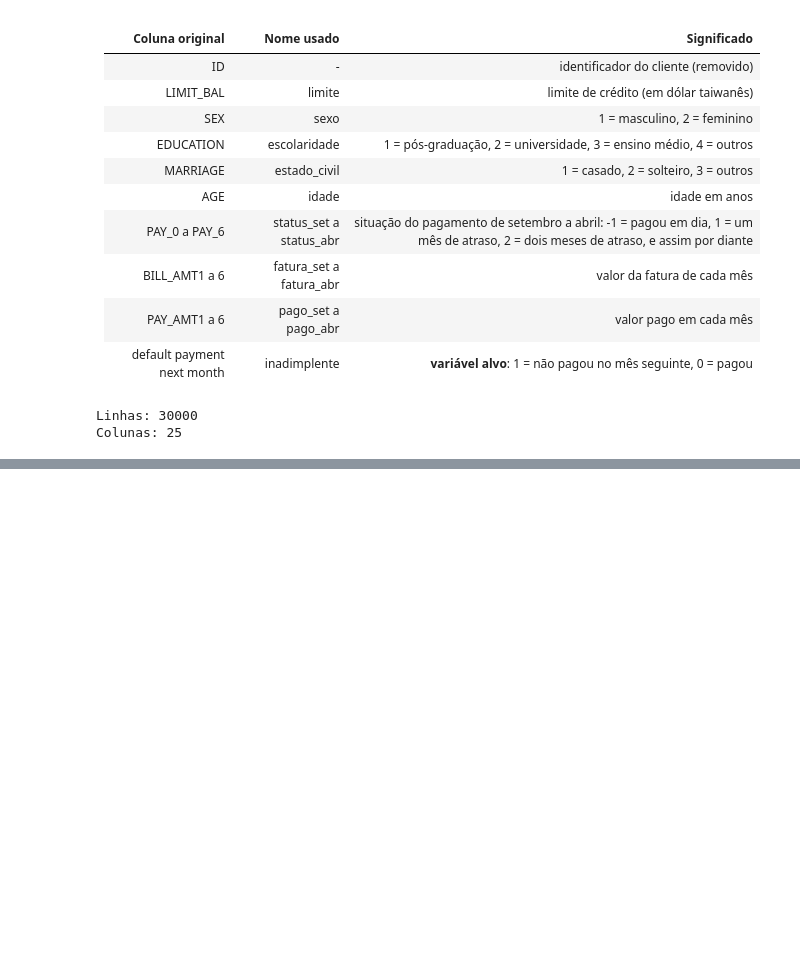
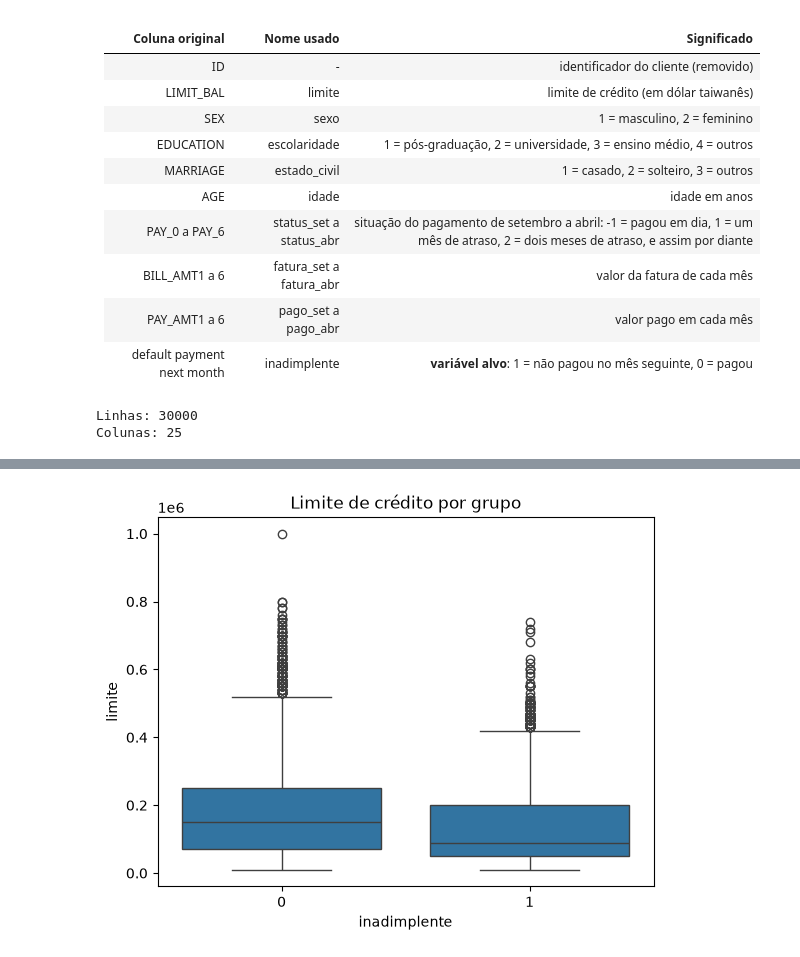
Before and after one commit to JlucasFaria/projeto-ml, a Jupyter notebook: notebooks/02_inadimplencia.ipynb, the cells around one changed output, grey strips where cells are left out. Cells and saved outputs as stored; diff of their text form; code cells hidden in the pictures; blank space fills up the shorter version.

```diff
--- a/notebooks/02_inadimplencia.ipynb
+++ b/notebooks/02_inadimplencia.ipynb
@@ -62,0 +165,7 @@ Colunas: 25
+# %%
+# limite de credito por grupo
+sns.boxplot(data=df, x='inadimplente', y='limite')
+plt.title('Limite de crédito por grupo')
+plt.show()
+# %% [output]
+[figure, added]
```
Also changed, not shown: parts of 13 cells of this notebook.
